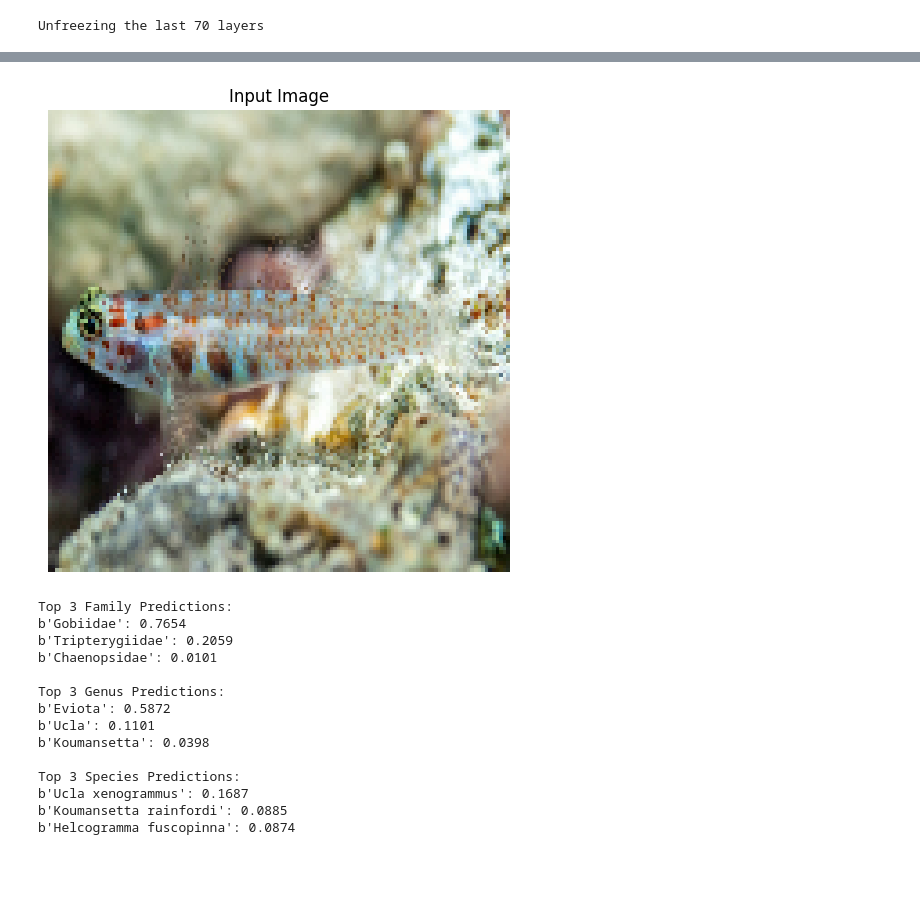
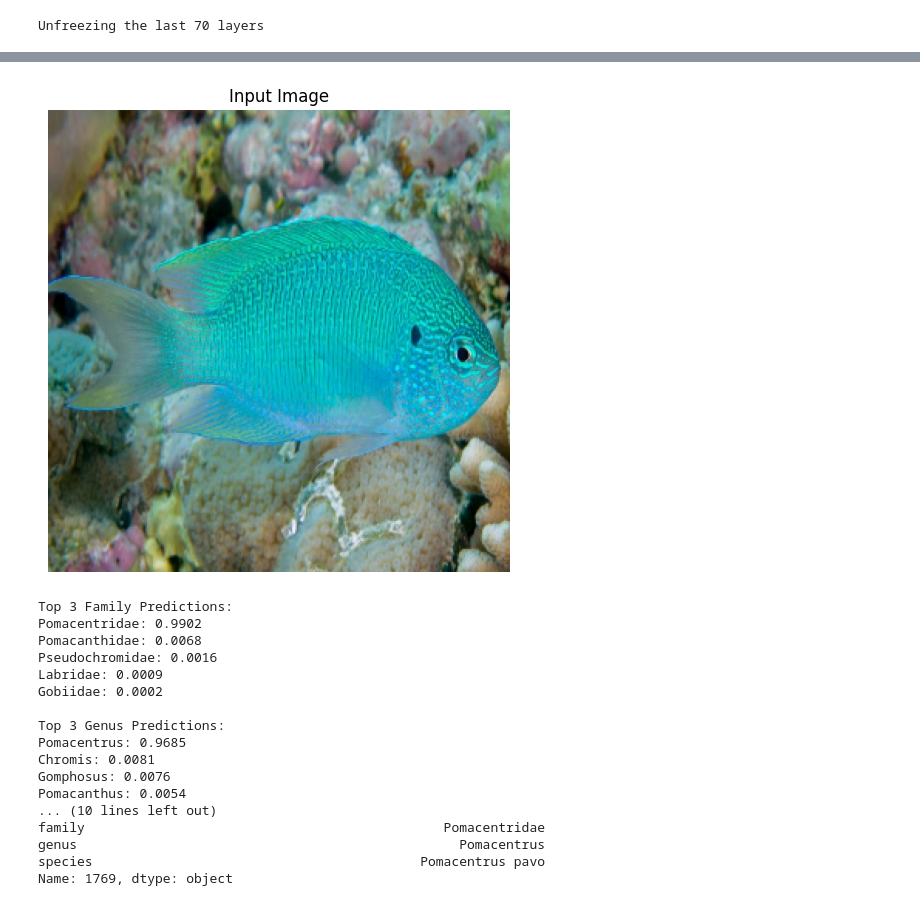
Before and after one commit to leonardo-reginato/cryptovision, a Jupyter notebook: notebooks/hacpl_mo_proteon_classifier.ipynb, the cells around one changed output, grey strips where cells are left out. Drawn from its saved outputs; the diff is of its cells as text; code cells hidden in the pictures; blank space fills up the shorter version.

```diff
--- a/notebooks/hacpl_mo_proteon_classifier.ipynb
+++ b/notebooks/hacpl_mo_proteon_classifier.ipynb
@@ -571,18 +624,3 @@ print(f"""
-# %%
-
-model.compile(
-    optimizer='adam',
-    loss={
-        'family': 'categorical_crossentropy',
-        'genus': 'categorical_crossentropy',
-        'species': 'categorical_crossentropy'
-    },
-    metrics={
-        'family': 'accuracy',
-        'genus': 'accuracy',
-        'species': 'accuracy'
-    }
-)
 # %%
 history = model.fit(
     train_ds,
@@ -634,5 +669,7 @@ Species Accuracy: 0.660 / Loss: 1.280
 # %%
 # Fine-tuning
+base_model = model.layers[2]
+
 base_model.trainable = True
 for layer in base_model.layers[:-settings['ftun_last_layers']]:
     layer.trainable = False
@@ -641,11 +678,20 @@ print(f"Unfreezing the last {settings['ftun_last_layers']} layers")
 
 model.compile(
     optimizer=tf.keras.optimizers.RMSprop(learning_rate=settings['ftune_learning_rate']),
-    loss='categorical_crossentropy',
+    loss={
+        'family': lambda y_true, y_pred: combined_hierarchical_loss(y_true, y_pred, y_true, y_pred, y_true, y_pred),
+        'genus': lambda y_true, y_pred: combined_hierarchical_loss(y_true, y_pred, y_true, y_pred, y_true, y_pred),
+        'species': lambda y_true, y_pred: combined_hierarchical_loss(y_true, y_pred, y_true, y_pred, y_true, y_pred),
+    },
     metrics = {
-        'family': 'accuracy',
-        'genus': 'accuracy',
-        'species': 'accuracy',
+                'family': PARAMS['model']['metrics'],
+                'genus': PARAMS['model']['metrics'],
+                'species': PARAMS['model']['metrics'],
+            },
+    loss_weights={
+        'family': 1.0,
+        'genus': 0.8,
+        'species': 0.6
     },
 )
 # %% [output]
@@ -703,7 +765,14 @@ Species Accuracy: 0.739 / Loss: 0.941
 # %%
 image_path = '/Users/leonardo/Documents/Projects/cryptovision/data/processed/cv_images_dataset/Gobiidae_Eviota_melasma/web_Eviota_melasma_41.jpeg'
 
+idx = 755
+
+image_path = test_df['image_path'].iloc[idx]
+
+
 top_k_family, top_k_genus, top_k_species = predict_image(
-    image_path, model, family_labels, genus_labels, species_labels, top_k=3, image_size=settings['img_size']
+    image_path, model, family_labels, genus_labels, species_labels, top_k=5, image_size=settings['img_size']
 )
+
+print(test_df.iloc[idx])
 # %% [output]
@@ -711,18 +780,21 @@ top_k_family, top_k_genus, top_k_species = predict_image(
-[figure, old version]
+[figure, new version]
 Top 3 Family Predictions:
-b'Gobiidae': 0.7654
-b'Tripterygiidae': 0.2059
-b'Chaenopsidae': 0.0101
+Pomacentridae: 0.9902
+Pomacanthidae: 0.0068
+Pseudochromidae: 0.0016
+Labridae: 0.0009
+Gobiidae: 0.0002
 
 Top 3 Genus Predictions:
-b'Eviota': 0.5872
-b'Ucla': 0.1101
-b'Koumansetta': 0.0398
-
-Top 3 Species Predictions:
-b'Ucla xenogrammus': 0.1687
-b'Koumansetta rainfordi': 0.0885
-b'Helcogramma fuscopinna': 0.0874
+Pomacentrus: 0.9685
+Chromis: 0.0081
+Gomphosus: 0.0076
+Pomacanthus: 0.0054
+... (10 lines left out)
+family                                              Pomacentridae
+genus                                                 Pomacentrus
+species                                          Pomacentrus pavo
+Name: 1769, dtype: object
 # %%
 plot_training_history(history, history_fine, fine_tune_at=settings['epochs']-1)
 # %% [output]
```
Also changed, not shown: parts of 20 cells of this notebook, 1 other file.
